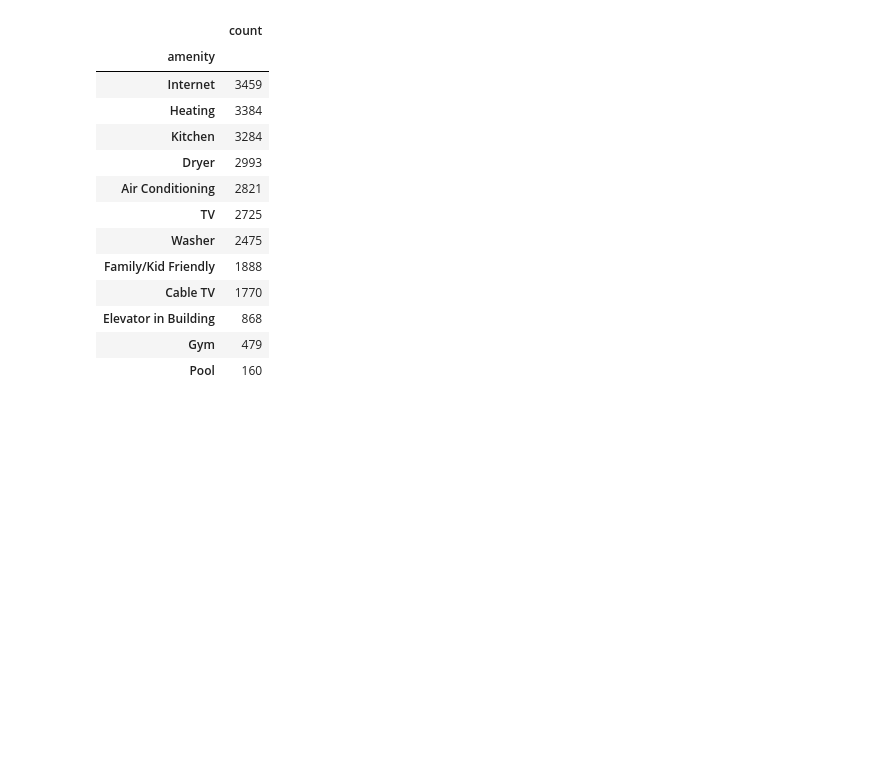
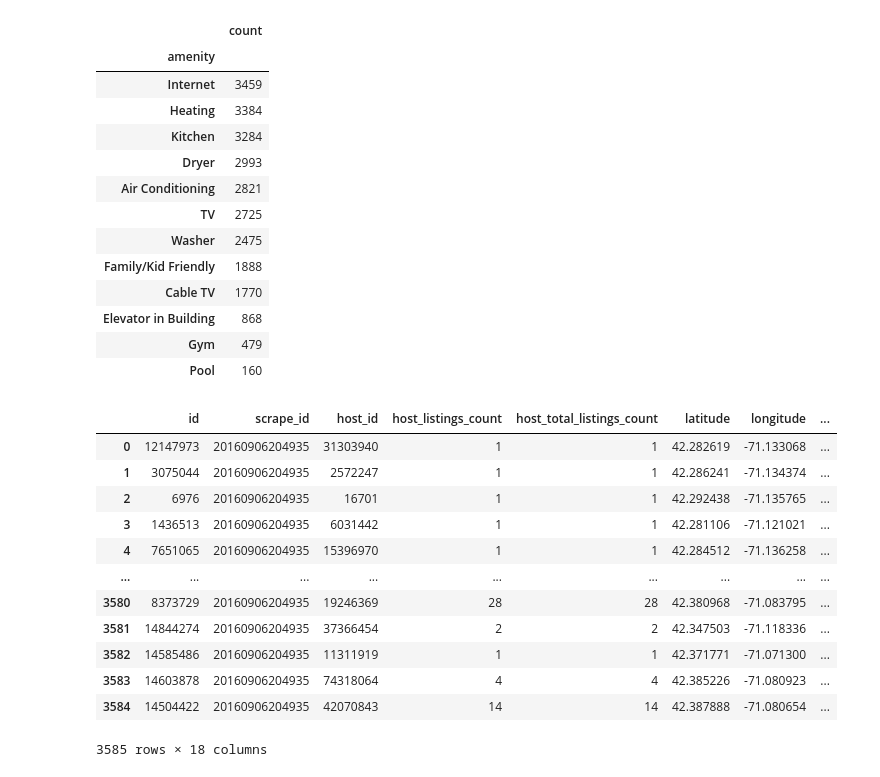
Before and after one commit to ablaikie103/airbnb-analysis, a Jupyter notebook: PriceFactors.ipynb, the cells around one changed output. Drawn from its saved outputs; the diff is of its cells as text; code cells hidden in the pictures; blank space fills up the shorter version.

```diff
--- a/PriceFactors.ipynb
+++ b/PriceFactors.ipynb
@@ -235,3 +217,19 @@ clean_and_plot(listings_df)
 | Elevator in Building | 868 |
 | Gym | 479 |
 | Pool | 160 |
+# %%
+listings_df.select_dtypes(include='number').dropna(axis=1)
+# %% [output]
+|  | id | scrape_id | host_id | host_listings_count | host_total_listings_count | latitude | longitude | ... |
+| 0 | 12147973 | 20160906204935 | 31303940 | 1 | 1 | 42.282619 | -71.133068 | ... |
+| 1 | 3075044 | 20160906204935 | 2572247 | 1 | 1 | 42.286241 | -71.134374 | ... |
+| 2 | 6976 | 20160906204935 | 16701 | 1 | 1 | 42.292438 | -71.135765 | ... |
+| 3 | 1436513 | 20160906204935 | 6031442 | 1 | 1 | 42.281106 | -71.121021 | ... |
+| 4 | 7651065 | 20160906204935 | 15396970 | 1 | 1 | 42.284512 | -71.136258 | ... |
+| ... | ... | ... | ... | ... | ... | ... | ... | ... |
+| 3580 | 8373729 | 20160906204935 | 19246369 | 28 | 28 | 42.380968 | -71.083795 | ... |
+| 3581 | 14844274 | 20160906204935 | 37366454 | 2 | 2 | 42.347503 | -71.118336 | ... |
+| 3582 | 14585486 | 20160906204935 | 11311919 | 1 | 1 | 42.371771 | -71.071300 | ... |
+| 3583 | 14603878 | 20160906204935 | 74318064 | 4 | 4 | 42.385226 | -71.080923 | ... |
+| 3584 | 14504422 | 20160906204935 | 42070843 | 14 | 14 | 42.387888 | -71.080654 | ... |
+3585 rows × 18 columns
```
Also changed, not shown: parts of 19 cells of this notebook.
